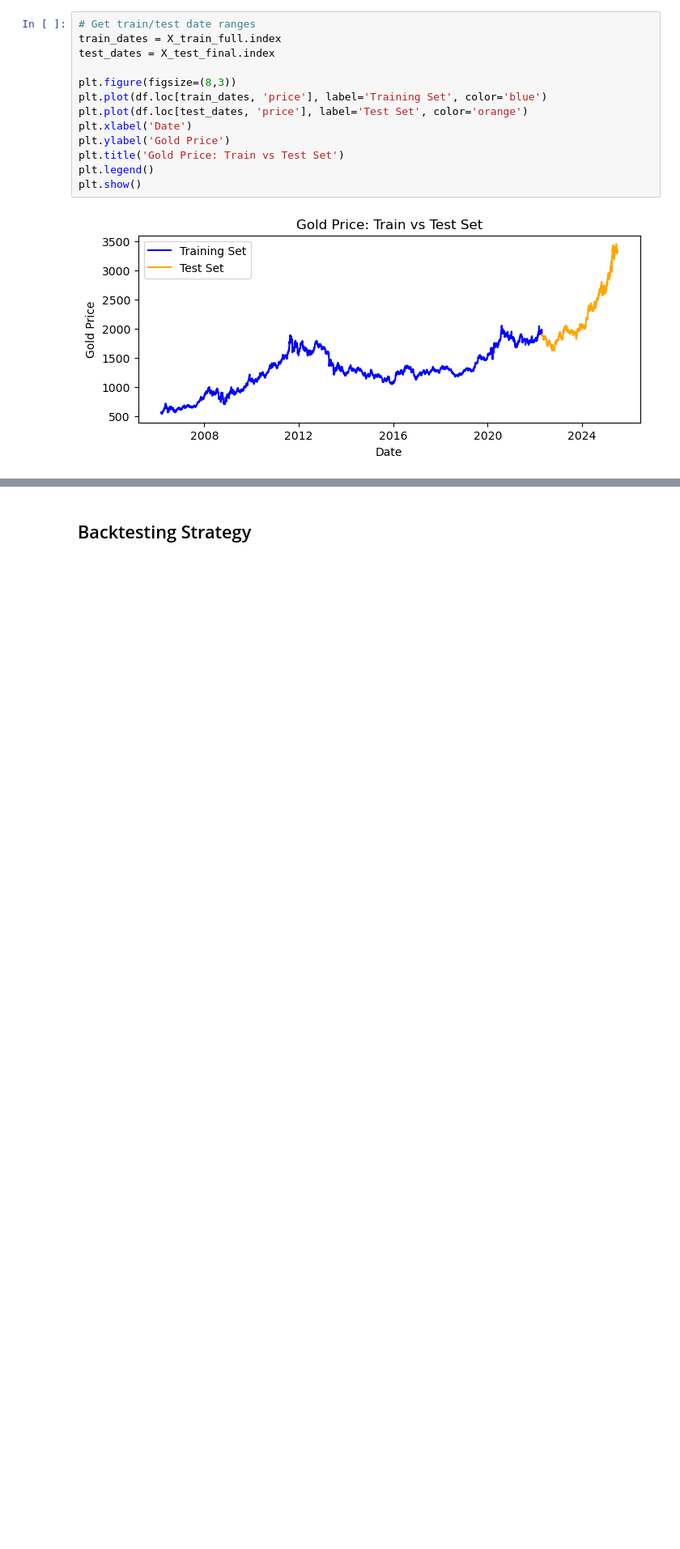
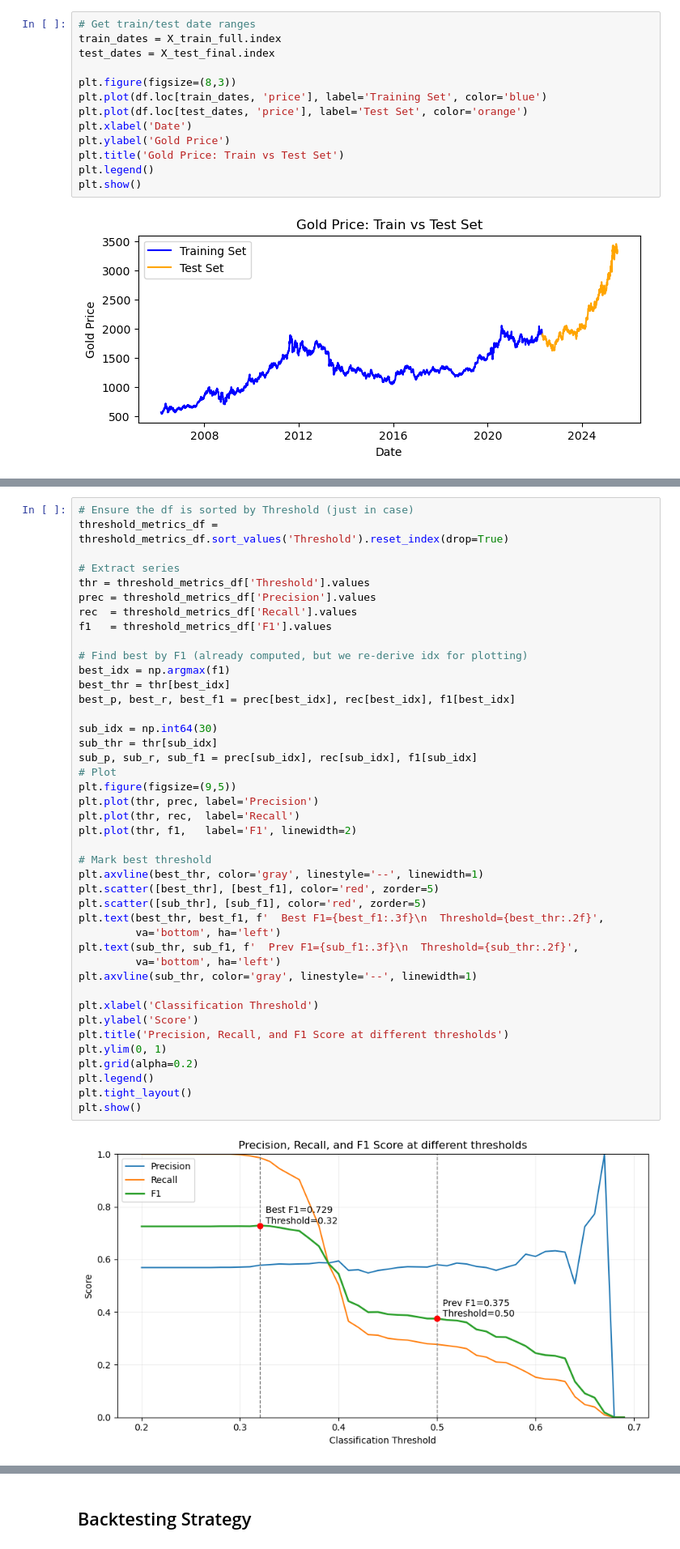
Before and after one commit to MartynChong/applied_project, a Jupyter notebook: project.ipynb, the cells around one changed output, grey strips where cells are left out. Shown at 81% size. Saved outputs shown, nothing was run; the diff lists cells and outputs as text; blank space fills up the shorter version.

```diff
--- a/project.ipynb
+++ b/project.ipynb
@@ -749,0 +763,44 @@ Optimal Threshold: 0.37
+# %%
+# Ensure the df is sorted by Threshold (just in case)
+threshold_metrics_df = threshold_metrics_df.sort_values('Threshold').reset_index(drop=True)
+
+# Extract series
+thr = threshold_metrics_df['Threshold'].values
+prec = threshold_metrics_df['Precision'].values
+rec  = threshold_metrics_df['Recall'].values
+f1   = threshold_metrics_df['F1'].values
+
+# Find best by F1 (already computed, but we re-derive idx for plotting)
+best_idx = np.argmax(f1)
+best_thr = thr[best_idx]
+best_p, best_r, best_f1 = prec[best_idx], rec[best_idx], f1[best_idx]
+
+sub_idx = np.int64(30)
+sub_thr = thr[sub_idx]
+sub_p, sub_r, sub_f1 = prec[sub_idx], rec[sub_idx], f1[sub_idx]
+# Plot
+plt.figure(figsize=(9,5))
+plt.plot(thr, prec, label='Precision')
+plt.plot(thr, rec,  label='Recall')
+plt.plot(thr, f1,   label='F1', linewidth=2)
+
+# Mark best threshold
+plt.axvline(best_thr, color='gray', linestyle='--', linewidth=1)
+plt.scatter([best_thr], [best_f1], color='red', zorder=5)
+plt.scatter([sub_thr], [sub_f1], color='red', zorder=5)
+plt.text(best_thr, best_f1, f'  Best F1={best_f1:.3f}\n  Threshold={best_thr:.2f}',
+         va='bottom', ha='left')
+plt.text(sub_thr, sub_f1, f'  Prev F1={sub_f1:.3f}\n  Threshold={sub_thr:.2f}',
+         va='bottom', ha='left')
+plt.axvline(sub_thr, color='gray', linestyle='--', linewidth=1)
+
+plt.xlabel('Classification Threshold')
+plt.ylabel('Score')
+plt.title('Precision, Recall, and F1 Score at different thresholds')
+plt.ylim(0, 1)
+plt.grid(alpha=0.2)
+plt.legend()
+plt.tight_layout()
+plt.show()
+# %% [output]
+[figure, added]
```
Also changed, not shown: parts of 11 cells of this notebook, 4 other files.
